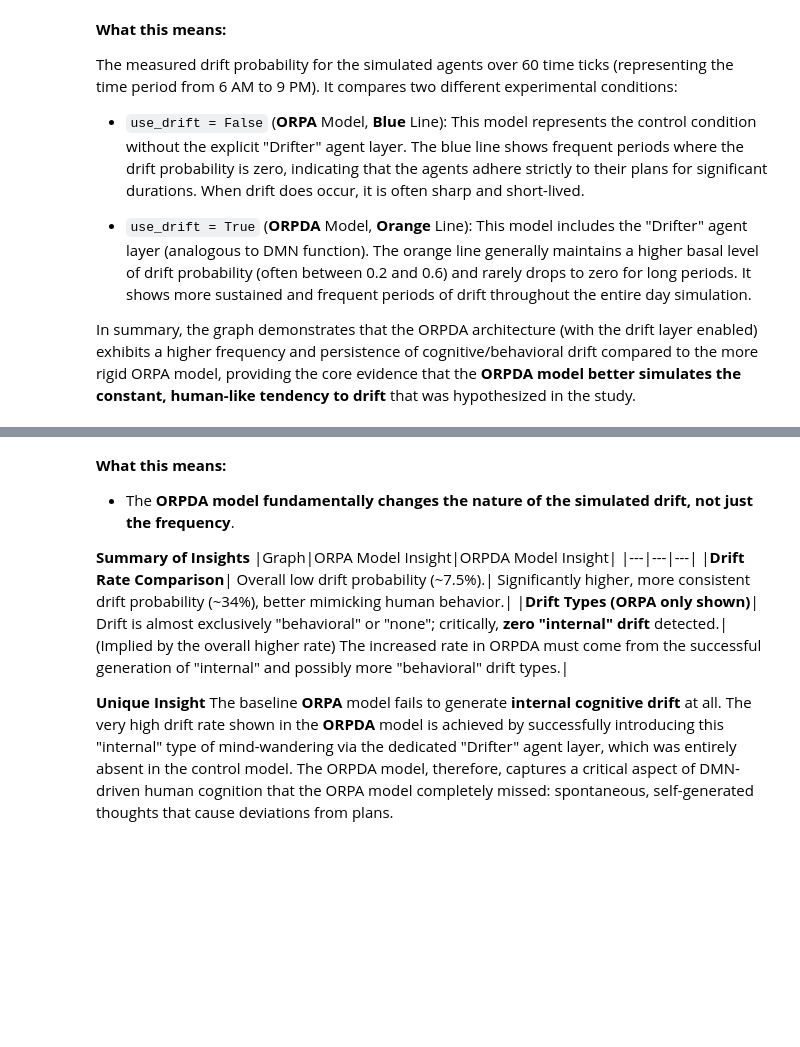
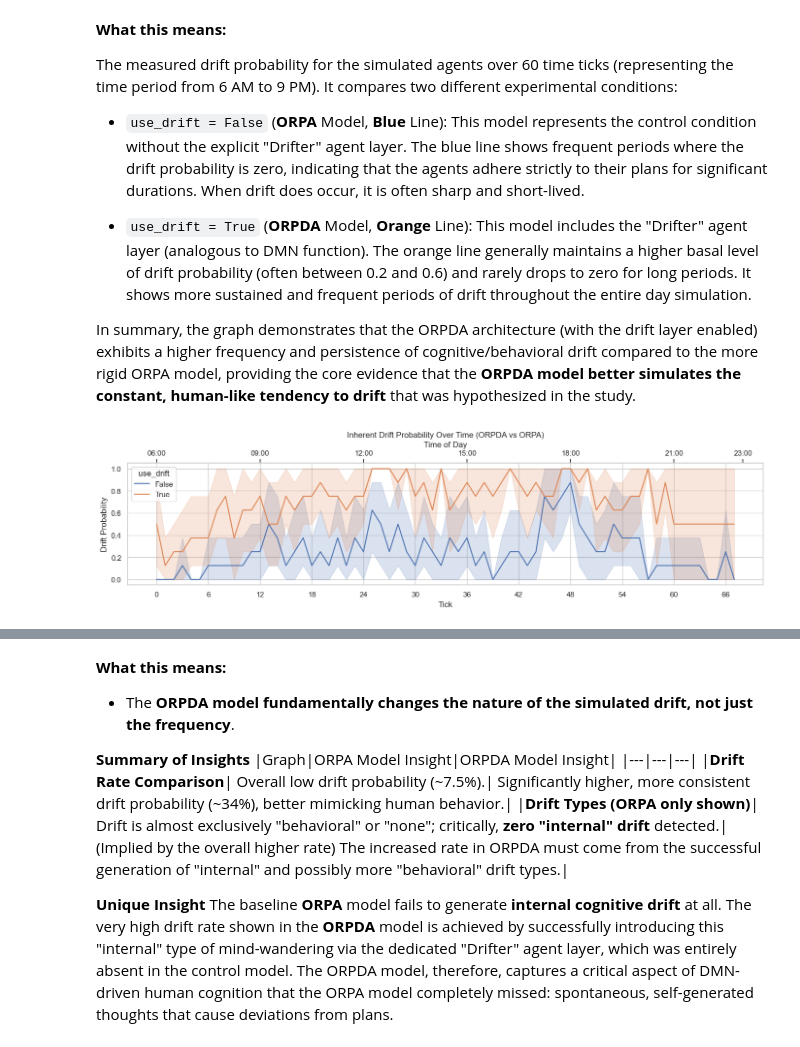
Before and after one commit to jaelin215/Driftville_Agent, a Jupyter notebook: app/src/utils/viz_metrics.ipynb, the cells around one changed output, grey strips where cells are left out. Cells and saved outputs as stored; diff of their text form; code cells hidden in the pictures; blank space fills up the shorter version.

```diff
--- a/app/src/utils/viz_metrics.ipynb
+++ b/app/src/utils/viz_metrics.ipynb
@@ -201,6 +218,40 @@ The measured drift probability for the simulated agents over 60 time ticks (repr
 - `use_drift = True` (**ORPDA** Model, **Orange** Line): This model includes the "Drifter" agent layer (analogous to DMN function). The orange line generally maintains a higher basal level of drift probability (often between 0.2 and 0.6) and rarely drops to zero for long periods. It shows more sustained and frequent periods of drift throughout the entire day simulation.
 
 In summary, the graph demonstrates that the ORPDA architecture (with the drift layer enabled) exhibits a higher frequency and persistence of cognitive/behavioral drift compared to the more rigid ORPA model, providing the core evidence that the **ORPDA model better simulates the constant, human-like tendency to drift** that was hypothesized in the study.
+# %%
+import matplotlib.pyplot as plt
+import seaborn as sns
+
+def tick_to_hour(tick):
+    # map tick -> hour (e.g., 0->6, 60->21, 68->23)
+    return 6 + tick * 0.25  # 15 minutes per tick
+
+def hour_to_tick(hour):
+    # inverse mapping for secondary axis
+    return (hour - 6) / 0.25
+
+def hour_fmt(hour, pos):
+    h = int(hour) % 24
+    m = int(round((hour - int(hour)) * 60)) % 60
+    return f"{h:02d}:{m:02d}"
+
+plt.figure(figsize=(14, 4))
+ax = sns.lineplot(data=df, x="tick", y="inherent_drift", hue="use_drift", estimator="mean")
+ax.set_title("Inherent Drift Probability Over Time (ORPDA vs ORPA)")
+ax.set_ylabel("Drift Probability")
+ax.set_xlabel("Tick")
+ax.set_xticks(range(0, 69, 6))  # adjust spacing as you like
+
+# Add secondary x-axis for time of day
+secax = ax.secondary_xaxis("top", functions=(tick_to_hour, hour_to_tick))
+secax.set_xlabel("Time of Day")
+secax.set_xticks([6, 9, 12, 15, 18, 21, 23])  # hours to display
+secax.set_xticklabels([hour_fmt(h, None) for h in [6, 9, 12, 15, 18, 21, 23]])
+
+plt.tight_layout()
+plt.show()
+# %% [output]
+[figure, added]
 # %%
 # -----------------------------------------------------
 # C. Drift Type Distribution
```
Also changed, not shown: parts of 10 cells of this notebook, 5 other files.
